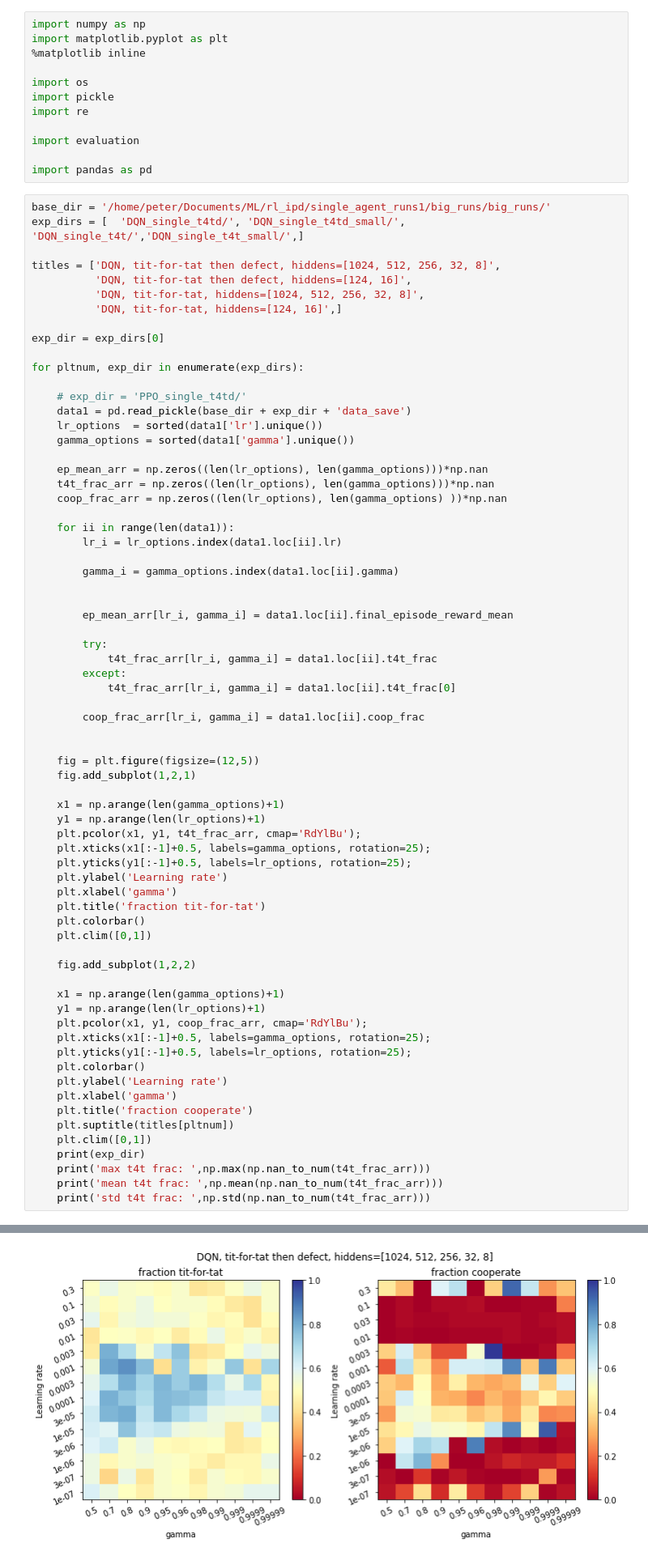
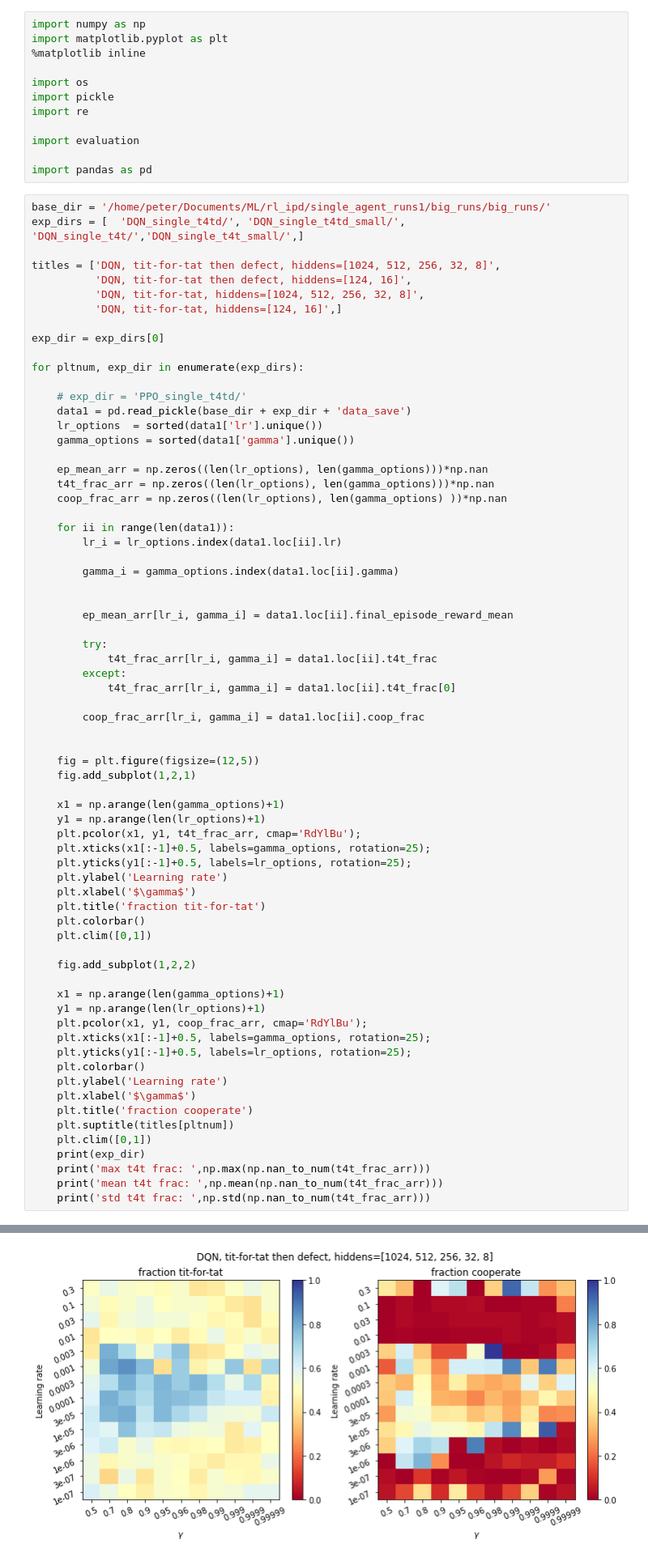
Before and after one commit to peterbarnettnz/rl-ipd, a Jupyter notebook: plot_data.ipynb, the cells around one changed output, grey strips where cells are left out. Shown at 81% size. Saved outputs shown, nothing was run; the diff lists cells and outputs as text.

```diff
--- a/plot_data.ipynb
+++ b/plot_data.ipynb
@@ -57,7 +57,7 @@ for pltnum, exp_dir in enumerate(exp_dirs):
     plt.xticks(x1[:-1]+0.5, labels=gamma_options, rotation=25);
     plt.yticks(y1[:-1]+0.5, labels=lr_options, rotation=25);
     plt.ylabel('Learning rate')
-    plt.xlabel('gamma')
+    plt.xlabel('$\gamma$')
     plt.title('fraction tit-for-tat')
     plt.colorbar()
     plt.clim([0,1])
@@ -68,32 +68,32 @@ for pltnum, exp_dir in enumerate(exp_dirs):
     y1 = np.arange(len(lr_options)+1)
     plt.pcolor(x1, y1, coop_frac_arr, cmap='RdYlBu');
     plt.xticks(x1[:-1]+0.5, labels=gamma_options, rotation=25);
     plt.yticks(y1[:-1]+0.5, labels=lr_options, rotation=25);
     plt.colorbar()
     plt.ylabel('Learning rate')
-    plt.xlabel('gamma')
+    plt.xlabel('$\gamma$')
     plt.title('fraction cooperate')
     plt.suptitle(titles[pltnum])
     plt.clim([0,1])
     print(exp_dir)
     print('max t4t frac: ',np.max(np.nan_to_num(t4t_frac_arr)))
     print('mean t4t frac: ',np.mean(np.nan_to_num(t4t_frac_arr)))
     print('std t4t frac: ',np.std(np.nan_to_num(t4t_frac_arr)))
 # %% [output]
 DQN_single_t4td/
 max t4t frac:  0.85
 mean t4t frac:  0.5611038961038961
 std t4t frac:  0.10639037213733991
 DQN_single_t4td_small/
 max t4t frac:  0.806
 mean t4t frac:  0.5641493506493507
 std t4t frac:  0.09060122289730661
 DQN_single_t4t/
 max t4t frac:  0.562
 mean t4t frac:  0.49937662337662336
 std t4t frac:  0.015483161327788039
 DQN_single_t4t_small/
 max t4t frac:  0.546
 mean t4t frac:  0.49933116883116885
 std t4t frac:  0.015688963444361433
-[figure, old version]
+[figure, new version]
```
Also changed, not shown: parts of 10 cells of this notebook, 17 other files.
